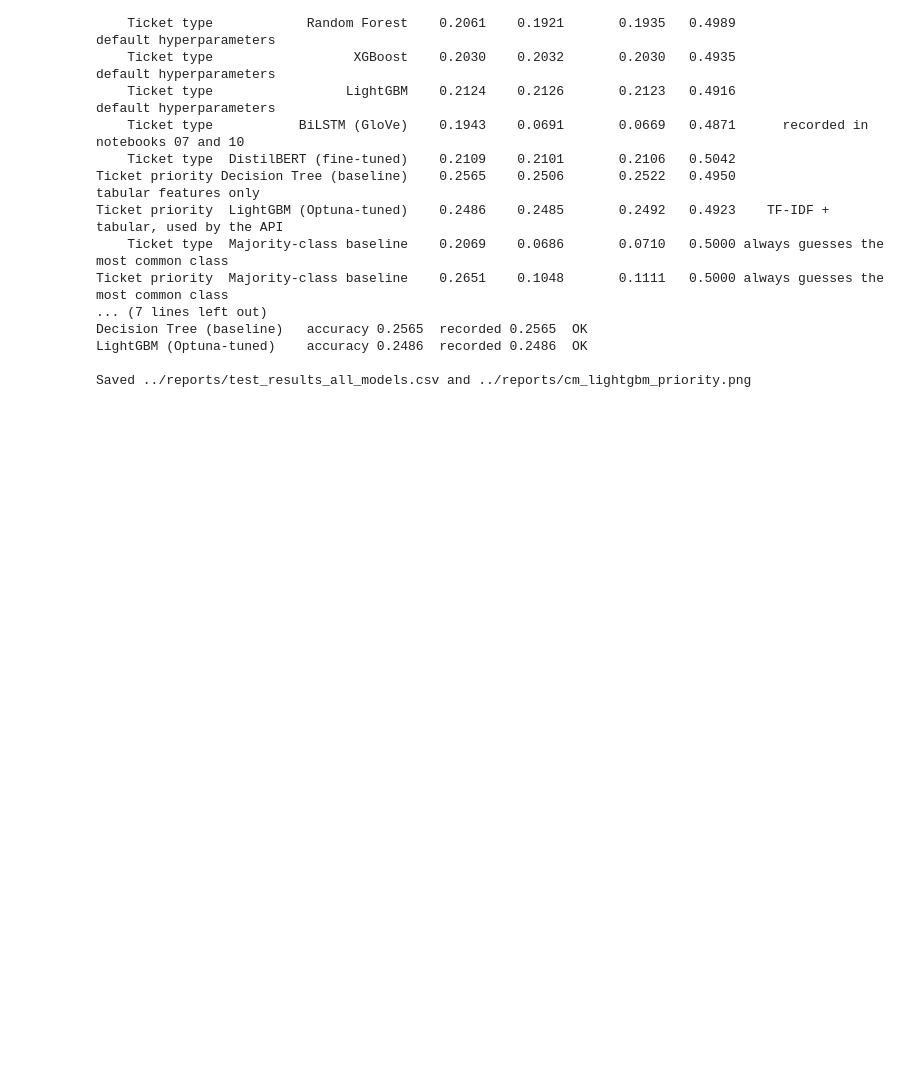
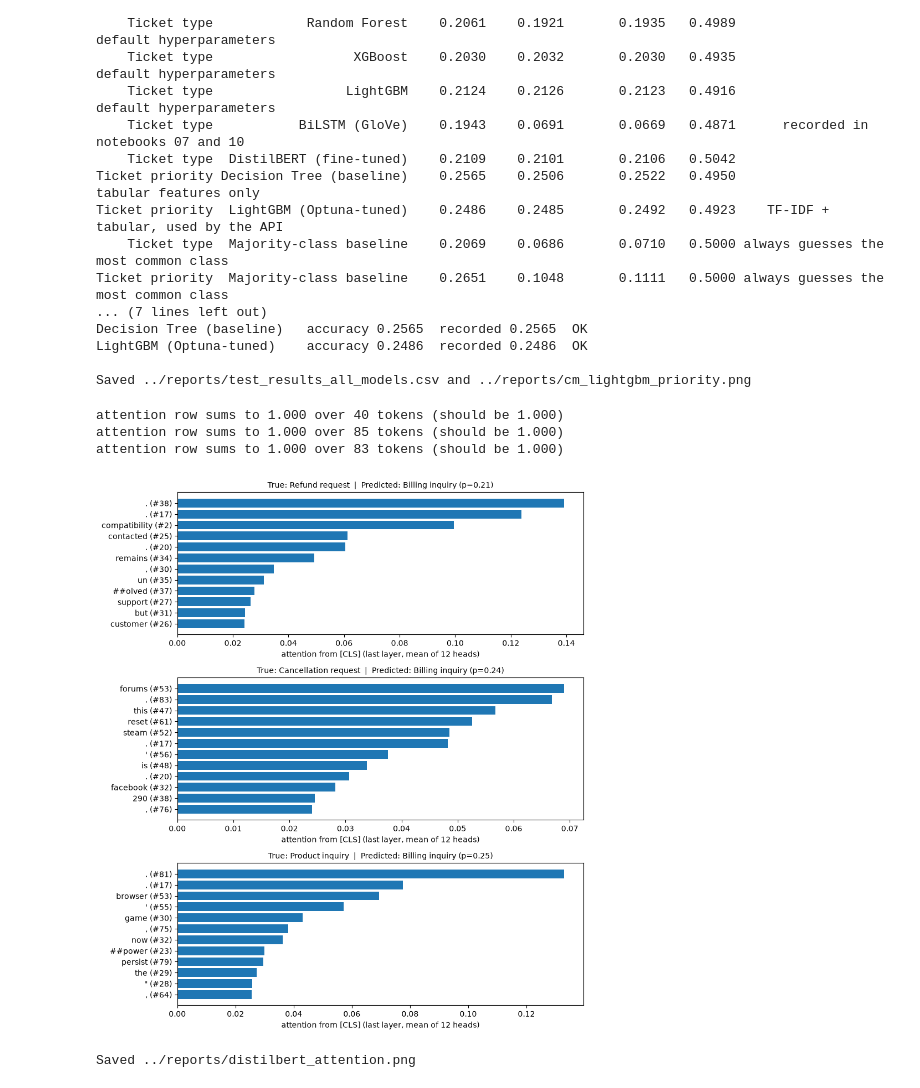
Before and after one commit to Nayeem2072005/customer-support-ai-platform, a Jupyter notebook: notebooks/10_Explainability_Evaluation.ipynb, the cells around one changed output. Saved outputs shown, nothing was run; the diff lists cells and outputs as text; code cells hidden in the pictures; blank space fills up the shorter version.

Commit message:
feat: add DistilBERT token-level attention visualisation

```diff
--- a/notebooks/10_Explainability_Evaluation.ipynb
+++ b/notebooks/10_Explainability_Evaluation.ipynb
@@ -773,0 +783,56 @@ Saved ../reports/test_results_all_models.csv and ../reports/cm_lightgbm_priority
+# %%
+# === DistilBERT token-level attention (brief, Approach step 14) ===
+# Self-contained. Restart the kernel first: torch must be imported before numpy/pandas on this Windows setup.
+import torch
+
+import matplotlib.pyplot as plt
+import numpy as np
+import pandas as pd
+from transformers import AutoModelForSequenceClassification, AutoTokenizer
+
+MODEL_DIR = "../models/distilbert_ticket_type"
+LABELS = ["Billing inquiry", "Cancellation request", "Product inquiry", "Refund request", "Technical issue"]
+device = torch.device("cuda" if torch.cuda.is_available() else "cpu")
+
+tokenizer = AutoTokenizer.from_pretrained(MODEL_DIR)
+# "eager" attention is the implementation that returns the attention weights.
+model = AutoModelForSequenceClassification.from_pretrained(MODEL_DIR, attn_implementation="eager").to(device).eval()
+
+
+def attention_to_cls(text):
+    """Tokens, the [CLS] token's last-layer attention to each token (mean of the 12 heads), class probabilities."""
+    batch = tokenizer(text, return_tensors="pt", truncation=True, max_length=128).to(device)
+    with torch.no_grad():
+        out = model(**batch, output_attentions=True)
+    probs = torch.softmax(out.logits, dim=-1)[0].cpu().numpy()
+    weights = out.attentions[-1][0].mean(dim=0)[0].cpu().numpy()  # last layer, mean over heads, [CLS] row
+    tokens = tokenizer.convert_ids_to_tokens(batch["input_ids"][0].cpu())
+    return tokens, weights, probs
+
+
+test_df = pd.read_csv("../data_processed/test.csv")
+samples = test_df.sample(3, random_state=42)
+
+fig, axes = plt.subplots(len(samples), 1, figsize=(9, 3.4 * len(samples)))
+for ax, (_, row) in zip(np.atleast_1d(axes), samples.iterrows()):
+    text = f"{row['Ticket Subject']}. {row['Ticket Description']}"
+    tokens, weights, probs = attention_to_cls(text)
+    print(f"attention row sums to {weights.sum():.3f} over {len(tokens)} tokens (should be 1.000)")
+    keep = [i for i, token in enumerate(tokens) if token not in ("[CLS]", "[SEP]", "[PAD]")]
+    top = sorted(keep, key=lambda i: weights[i], reverse=True)[:12]
+    ax.barh([f"{tokens[i]} (#{i})" for i in top][::-1], [weights[i] for i in top][::-1], color="tab:blue")
+    predicted = int(probs.argmax())
+    ax.set_title(f"True: {row['Ticket Type']}  |  Predicted: {LABELS[predicted]} (p={probs[predicted]:.2f})",
+                 fontsize=10)
+    ax.set_xlabel("attention from [CLS] (last layer, mean of 12 heads)")
+
+plt.tight_layout()
+plt.savefig("../reports/distilbert_attention.png", dpi=120)
+plt.show()
+print("Saved ../reports/distilbert_attention.png")
+# %% [output]
+attention row sums to 1.000 over 40 tokens (should be 1.000)
+attention row sums to 1.000 over 85 tokens (should be 1.000)
+attention row sums to 1.000 over 83 tokens (should be 1.000)
+[figure, added]
+Saved ../reports/distilbert_attention.png
```
Also changed, not shown: parts of 1 cell of this notebook, 1 other file.
